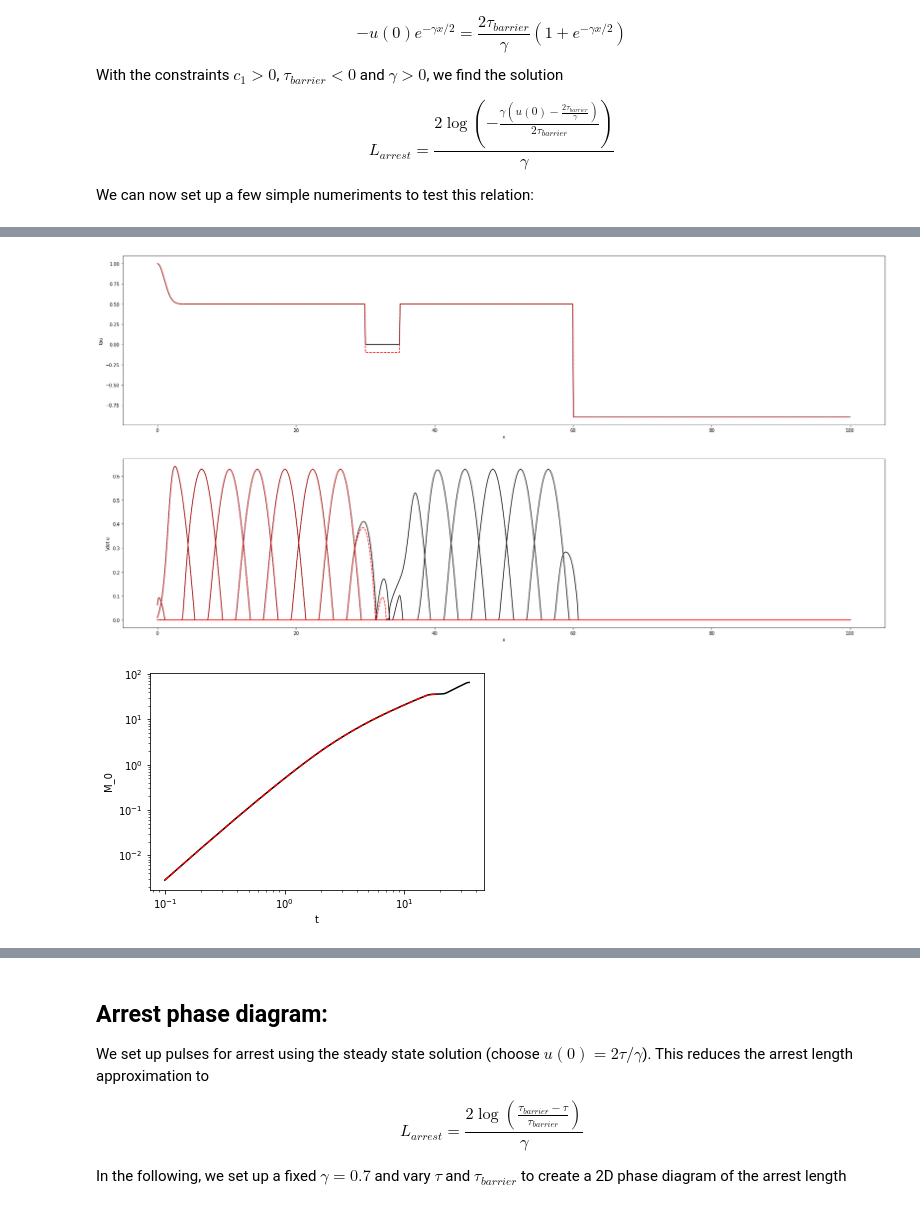
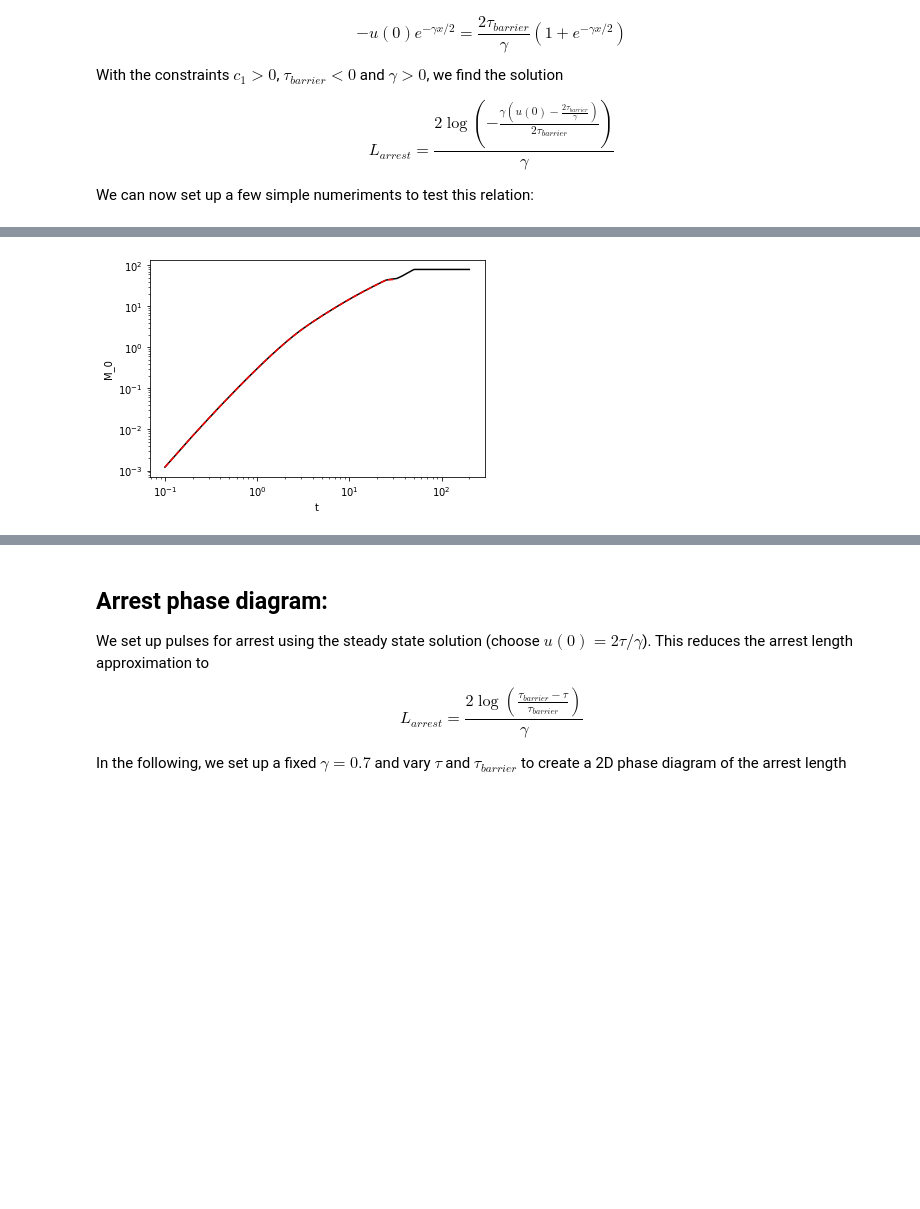
Before and after one commit to kjetilthogersen/1D-rupture, a Jupyter notebook: pulsePaper.ipynb, the cells around one changed output, grey strips where cells are left out. Saved outputs shown, nothing was run; the diff lists cells and outputs as text; code cells hidden in the pictures; blank space fills up the shorter version.

Commit message:
started cleanup of notes

```diff
--- a/pulsePaper.ipynb
+++ b/pulsePaper.ipynb
@@ -76,12 +108,13 @@ def seismicMoment(data):
 Example simulation with the relevant measures we will use later. I'm not really sure what should go into the sketch, but that should be decided once we have chosen the rest anyway.
 # %%
 # Set up and plot prestress distribution
-x = np.linspace(0,50,1000)
-tau = gauss(x,0,1)*.1+.9 - (2*x)/np.max(x)*.9
+x = np.linspace(0,100,10000)
+tau = gauss(x,0,1)*.01+.99 - (2*x)/np.max(x)*.99
 
 #tau = gauss(x,0,20)*5-4
 tau = tau/np.max(tau) # Make sure tau reaches 1, which is needed for t
 tau[x<1]=1
+tau[x>10]=.1
 
 # Set up fracture energy distribution (through dc)
 dc = np.ones(np.size(tau))
@@ -97,9 +130,9 @@ data = run.run_continuum(x = x,
                          tau_minus = tau+2,
                          dt = 1e-3,
                          output_interval = 100,
-                         gamma = 0.9,
-                         tmax = 50,
-                         beta = 1e-2,
+                         gamma = 0.65,
+                         tmax = 100,
+                         beta = 1e-3,
                          bc='fixed',
                          frictionLaw = SlipWeakeningFrictionLaw(dc=dc,delta_u = np.zeros(np.size(x))))
 # %%
@@ -244,6 +277,6 @@ for xmax in range(20,100,N_runs):
                                        output_interval = 100,
                                        gamma = 0.9,
                                        tmax = tmax,
-                                       beta = 1e-2,
+                                       beta = 1e-3,
                                        bc='fixed',
-                                       frictionLaw = SlipWeakeningFrictionLaw(dc=1e-3,delta_u = np.zeros(np.size(x))) ) )
+                                       frictionLaw = SlipWeakeningFrictionLaw(dc=0,delta_u = np.zeros(np.size(x))) ) )
@@ -263,7 +298,7 @@ plt.subplot(1,3,2)
 for runInd in range(N_runs):
     Nmax = len(dataPulse[runInd]['t'])
     plt.plot(dataPulse[runInd]['x'],dataPulse[runInd]['u'][:,-1])
-    u_pred = PulsePrediction(startPos = 0, u = dataPulse[runInd]['u'], x = dataPulse[runInd]['x'],tau = dataPulse[runInd]['tau'], gamma = dataPulse[runInd]['gamma'],dc = dataPulse[runInd]['frictionLaw'].dc)
+    u_pred = PulsePrediction(startPos = 0, u = dataPulse[runInd]['u'], x = dataPulse[runInd]['x'],tau = dataPulse[runInd]['tau'], gamma = dataPulse[runInd]['gamma'],dc = 1e-1+dataPulse[runInd]['frictionLaw'].dc)
     plt.plot(dataPulse[runInd]['x'],u_pred,'--k')
 
 plt.xlabel('x')
@@ -418,40 +554,16 @@ for runInd in range(N_runs):
 # %%
-# Plot
-plt.figure(figsize=(30,15))
-color = ['-k','--r']
-
-
-ax1 = plt.subplot(2,1,1)
-ax2 = plt.subplot(2,1,2)
-
-for runInd in range(N_runs):
-    ax1.plot(dataBarrier[runInd]['x'],dataBarrier[runInd]['tau'],color[runInd])
-    Nmax = len(dataBarrier[runInd]['t'])
-    ax2.plot(dataBarrier[runInd]['x'],dataBarrier[runInd]['v'][:,range(0,Nmax-1,20)],color[runInd])
-
-ax1.set_ylabel('tau')
-ax1.set_xlabel('x')
-
-ax2.set_ylabel('\dot u')
-ax2.set_xlabel('x')
-
-plt.show()
-
-
-
 # Plot also the moment rate for illustration:
 for runInd in range(N_runs):
 
     M = seismicMoment(dataBarrier[runInd])
     plt.plot(dataBarrier[runInd]['t'],M['M'],color[runInd])
 
 plt.ylabel('M_0')
 plt.xlabel('t')
 plt.yscale('log')
 plt.xscale('log')
 plt.show()
 # %% [output]
-[figure, old version]
+[figure, new version]
-[figure, removed]
 # %%
 # Plot final slip
```
Also changed, not shown: parts of 29 cells of this notebook, 6 other files.
